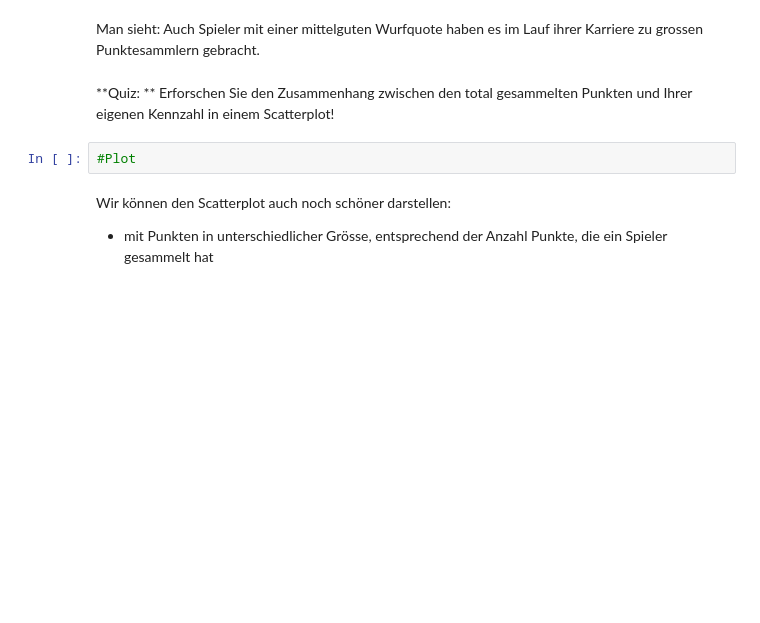
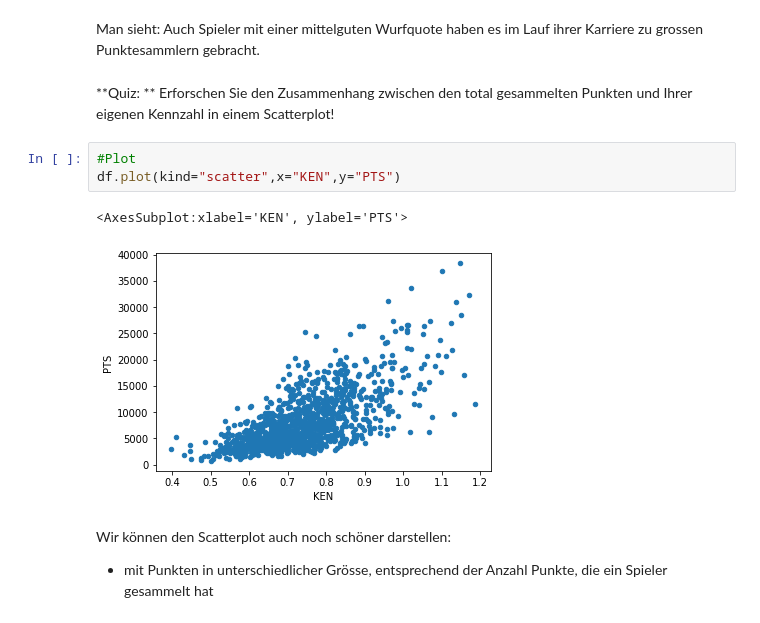
Before and after one commit to plotti/uzh22, a Jupyter notebook: 06 Pandas Teil 1/02 Filtern und Felder kombinieren.ipynb, the cells around one changed output. Drawn from its saved outputs; the diff is of its cells as text; blank space fills up the shorter version.

```diff
--- a/06 Pandas Teil 1/02 Filtern und Felder kombinieren.ipynb
+++ b/06 Pandas Teil 1/02 Filtern und Felder kombinieren.ipynb
@@ -585,8 +602,12 @@ df.plot(kind='scatter', x='PTS', y='FG%')
 Man sieht: Auch Spieler mit einer mittelguten Wurfquote haben es im Lauf ihrer Karriere zu grossen Punktesammlern gebracht.
 # %% [markdown]
 **Quiz: ** Erforschen Sie den Zusammenhang zwischen den total gesammelten Punkten und Ihrer eigenen Kennzahl in einem Scatterplot!
-# %%
-#Plot
+# %%
+#Plot
+df.plot(kind="scatter",x="KEN",y="PTS")
+# %% [output]
+<AxesSubplot:xlabel='KEN', ylabel='PTS'>
+[figure, added]
 # %% [markdown]
 Wir können den Scatterplot auch noch schöner darstellen:
 
```
Also changed, not shown: parts of 9 cells of this notebook, 15 other files.
